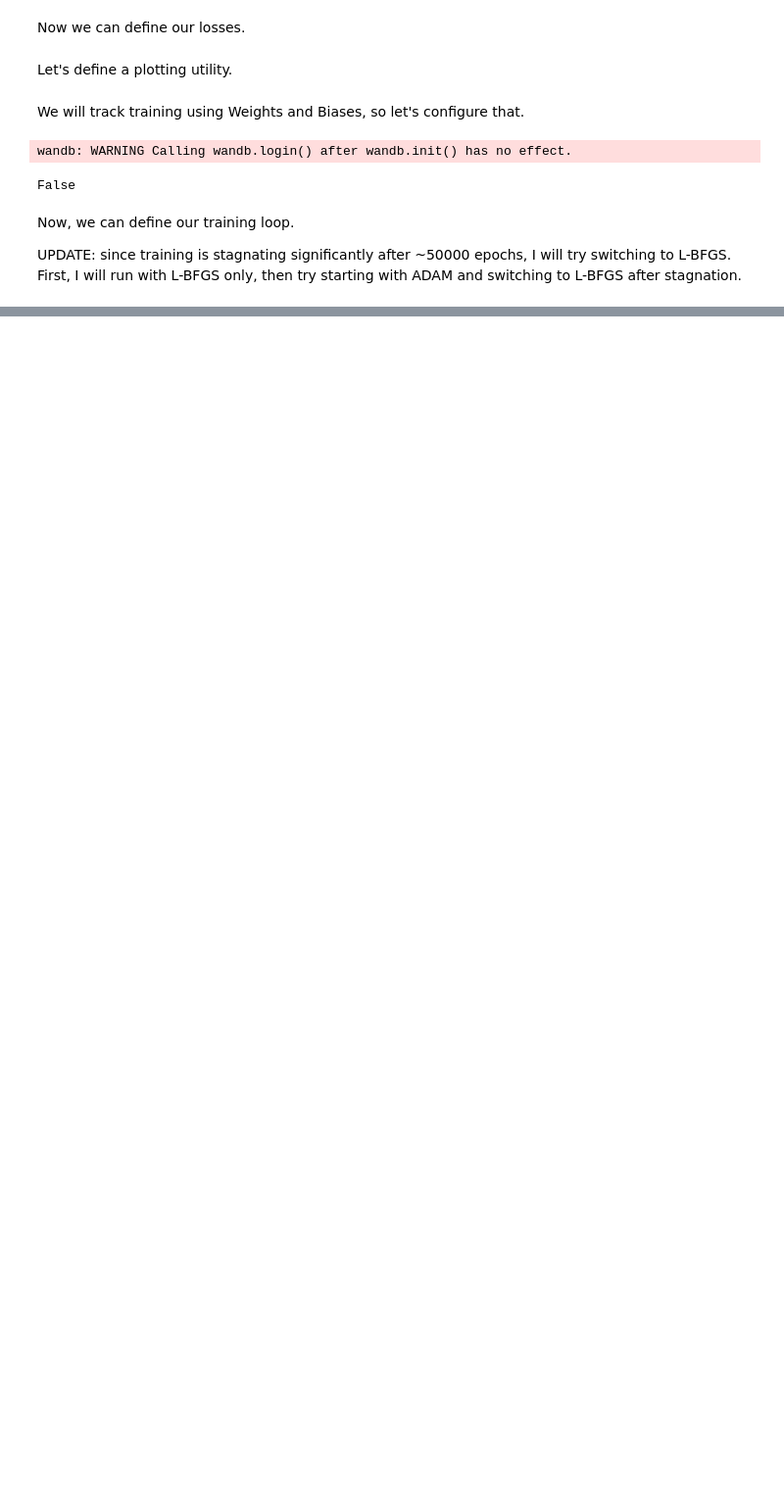
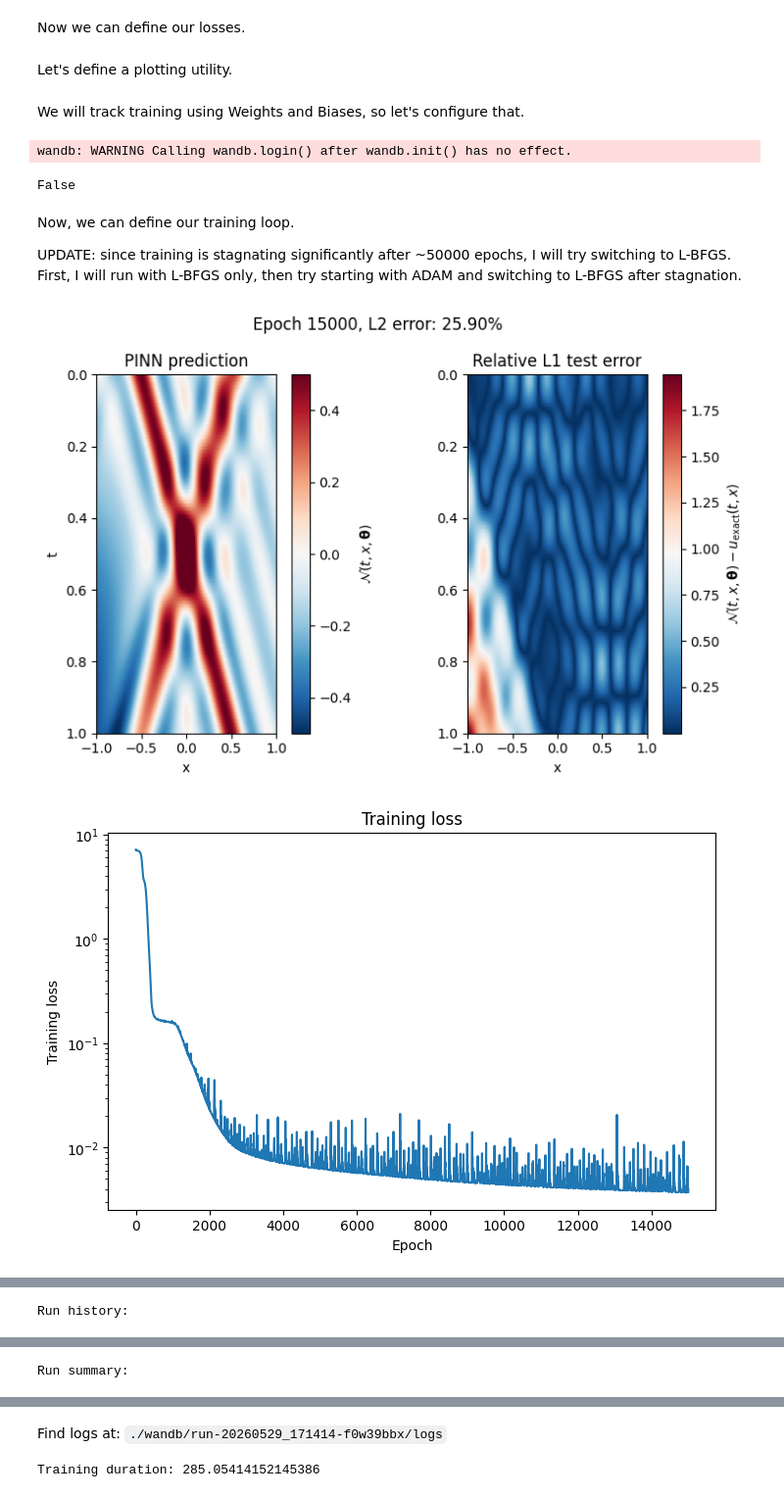
Before and after one commit to Commit2Cosmos/Transcranial-Ultrasound-ODIL, a Jupyter notebook: notebooks/reproduction/pinn.ipynb, the cells around one changed output, grey strips where cells are left out. Shown at 98% size. Saved outputs shown, nothing was run; the diff lists cells and outputs as text; code cells hidden in the pictures; blank space fills up the shorter version.

Commit message:
feat: add optimiser switching functionality

```diff
--- a/notebooks/reproduction/pinn.ipynb
+++ b/notebooks/reproduction/pinn.ipynb
@@ -122,8 +122,9 @@ N, I = 25, 25
 # network parameters
 n_layers = 2
 neurons = 25
-lr = 1e-1
-epochs = 80000
+lr_adam = 1e-3
+lr_lbfgs = 1e-1
+epochs = 15000
 ic_weight, left_bc_weight, right_bc_weight, velocity_bc_weight, pde_weight =  1.0, 1.0, 1.0, 1.0, 1.0
 # %%
 from torchinfo import summary
@@ -296,42 +297,19 @@ UPDATE: since training is stagnating significantly after ~50000 epochs, I will t
 import time
 from IPython.display import clear_output
 # %%
-# setup wandb
-wandb.init(
-    project="odil-pinn",
-    name="L-BFGS",
-    config={
-        "lr": lr,
-        "optimiser-main": "L-BFGS",
-        "optimiser-secondary": "none",
-        "activation": "tanh",
-        "hidden_layers": 2,
-        "hidden_dim": 25,
-        "seed": 42,
-        "epochs": epochs,
-        "pde_weight": pde_weight,
-        "ic_weight": ic_weight,
-        "left_bc_weight": left_bc_weight,
-        "right_bc_weight": right_bc_weight,
-        "velocity_bc_weight": velocity_bc_weight,
-    }
-)
-
-phase = "lbfgs"
-
 # seed for reproducibility
 set_seed()
 
 # create the model
-pinn = PINN().to(device)
+pinn = PINN(n_neurons=100).to(device)
 
 # define the test grid and exact solution on that grid
 t_test = torch.linspace(t_0, t_N, 100).to(device)
 x_test = torch.linspace(x_0, x_I, 100).to(device)
 
 # define the optimiser
-adam = torch.optim.Adam(pinn.parameters(), lr=lr)
-lbfgs = torch.optim.LBFGS(pinn.parameters(), lr=lr, max_iter=20, history_size=50, line_search_fn="strong_wolfe")
+adam = torch.optim.Adam(pinn.parameters(), lr=lr_adam)
+lbfgs = torch.optim.LBFGS(pinn.parameters(), lr=lr_lbfgs, max_iter=20, history_size=50, line_search_fn="strong_wolfe")
 
 # setup loss plots
 tot_loss = 0
@@ -349,8 +327,39 @@ def closure():
     loss.backward()
     return loss
 
+# set up optimiser switching
+phase = "adam" # start with adam
+switch = False # perform switch?
+switch_point = 10000 # epoch to switch at
+
+# setup wandb
+wandb.init(
+    project="odil-pinn",
+    name="adam-100neurons",
+    config={
+        "optimiser-main": "Adam",
+        "lr-main": lr_adam,
+        "optimiser-secondary": "none",
+        "lr-secondary": lr_lbfgs,
+        "switch": "yes" if switch else "no",
+        "switch_point": switch_point,
+        "activation": "tanh",
+        "hidden_layers": 2,
+        "hidden_dim": 25,
+        "seed": 42,
+        "epochs": epochs,
+        "pde_weight": pde_weight,
+        "ic_weight": ic_weight,
+        "left_bc_weight": left_bc_weight,
+        "right_bc_weight": right_bc_weight,
+        "velocity_bc_weight": velocity_bc_weight,
+    }
+)
+
 start = time.time()
 for i in range(epochs):
+    if switch and i == switch_point:
+      phase = 'lbfgs'
     if phase == "adam":
       adam.zero_grad() # zero gradients on the graph
 
@@ -377,30 +386,33 @@ for i in range(epochs):
         velocity_loss = loss_velocity(pinn, t_vel, x_vel)
         pde_loss = loss_pde(pinn, t_physics, x_physics)
 
     history.append(loss.item())
 
     if ((i + 1) % 1000 == 0) or (i == 0):
         clear_output(wait=True)
         training_plot(pinn, x_test, t_test, i)
         plot_loss(history)
         plt.show()
 
     if i % 100 == 0:
         wandb.log({
             "epoch": i,
             "loss/total": loss.item(),
             "loss/pde": pde_loss.item(),
             "loss/ic": ic_loss.item(),
             "loss/left_bc": left_loss.item(),
             "loss/right_bc": right_loss.item(),
             "loss/velocity_bc": velocity_loss.item(),
             "elapsed_time": time.time() - start,
             "phase": phase
         })
 
 # cleanup logging
 wandb.finish()
 
 end = time.time()
 
 print("Training duration:", end-start)
+# %% [output]
+[figure, added]
+[figure, added]
@@ -406,0 +420 @@ print("Training duration:", end-start)
+Run history:
@@ -406,0 +429 @@ print("Training duration:", end-start)
+Run summary:
@@ -406,0 +442,2 @@ print("Training duration:", end-start)
+Find logs at: ./wandb/run-20260529_171414-f0w39bbx/logs
+Training duration: 285.05414152145386
```
Also changed, not shown: parts of 1 cell of this notebook.
